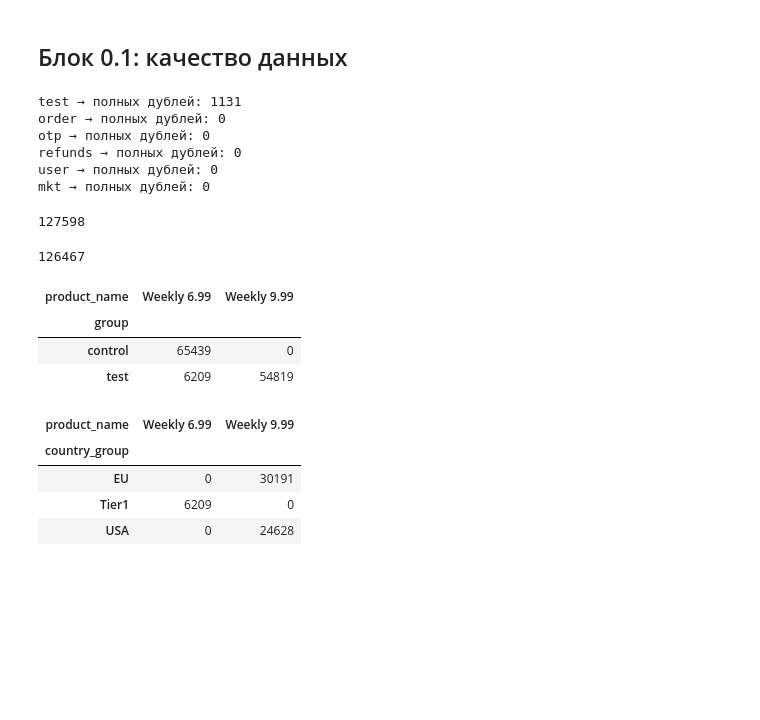
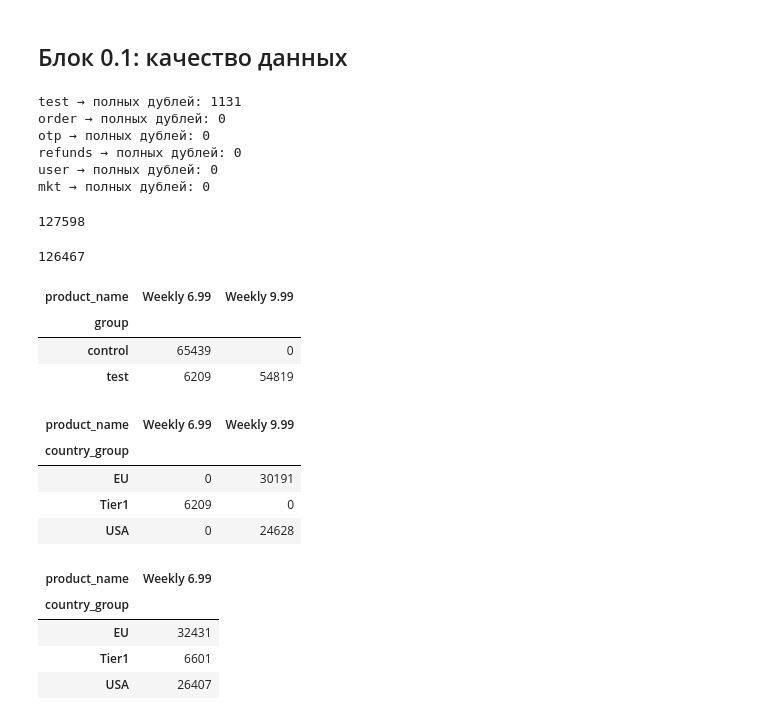
Before and after one commit to Trigger111/amo-case-nepop, a Jupyter notebook: amo_case_analysis.ipynb, the cells around one changed output. Saved outputs shown, nothing was run; the diff lists cells and outputs as text; code cells hidden in the pictures; blank space fills up the shorter version.

```diff
--- a/amo_case_analysis.ipynb
+++ b/amo_case_analysis.ipynb
@@ -119,31 +102,38 @@ dfs = {'test': df_test_data, 'order': df_order_data, 'otp': df_otp_data,
 
 for name, df in dfs.items():
     print(name, '→ полных дублей:', df.duplicated().sum())
 
 df_test_data[df_test_data.duplicated(keep=False)]['group'].value_counts()
 
 df_test_clean = df_test_data.drop_duplicates()
 display(df_test_data.shape[0])
 display(df_test_clean.shape[0])
 display(pd.crosstab(df_test_clean['group'], df_test_clean['product_name']))
 
 df_test_only = df_test_clean[df_test_clean['group'] == 'test']
-pd.crosstab(df_test_only['country_group'], df_test_only['product_name'])
+df_control_only = df_test_clean[df_test_clean['group'] == 'control']
+display(pd.crosstab(df_test_only['country_group'], df_test_only['product_name']))
+display(pd.crosstab(df_control_only['country_group'], df_control_only['product_name']))
 # %% [output]
 test → полных дублей: 1131
 order → полных дублей: 0
 otp → полных дублей: 0
 refunds → полных дублей: 0
 user → полных дублей: 0
 mkt → полных дублей: 0
 127598
 126467
 | product_name | Weekly 6.99 | Weekly 9.99 |
 | group |  |  |
 | control | 65439 | 0 |
 | test | 6209 | 54819 |
 | product_name | Weekly 6.99 | Weekly 9.99 |
 | country_group |  |  |
 | EU | 0 | 30191 |
 | Tier1 | 6209 | 0 |
 | USA | 0 | 24628 |
+| product_name | Weekly 6.99 |
+| country_group |  |
+| EU | 32431 |
+| Tier1 | 6601 |
+| USA | 26407 |
```
Also changed, not shown: parts of 9 cells of this notebook, 1 other file.
